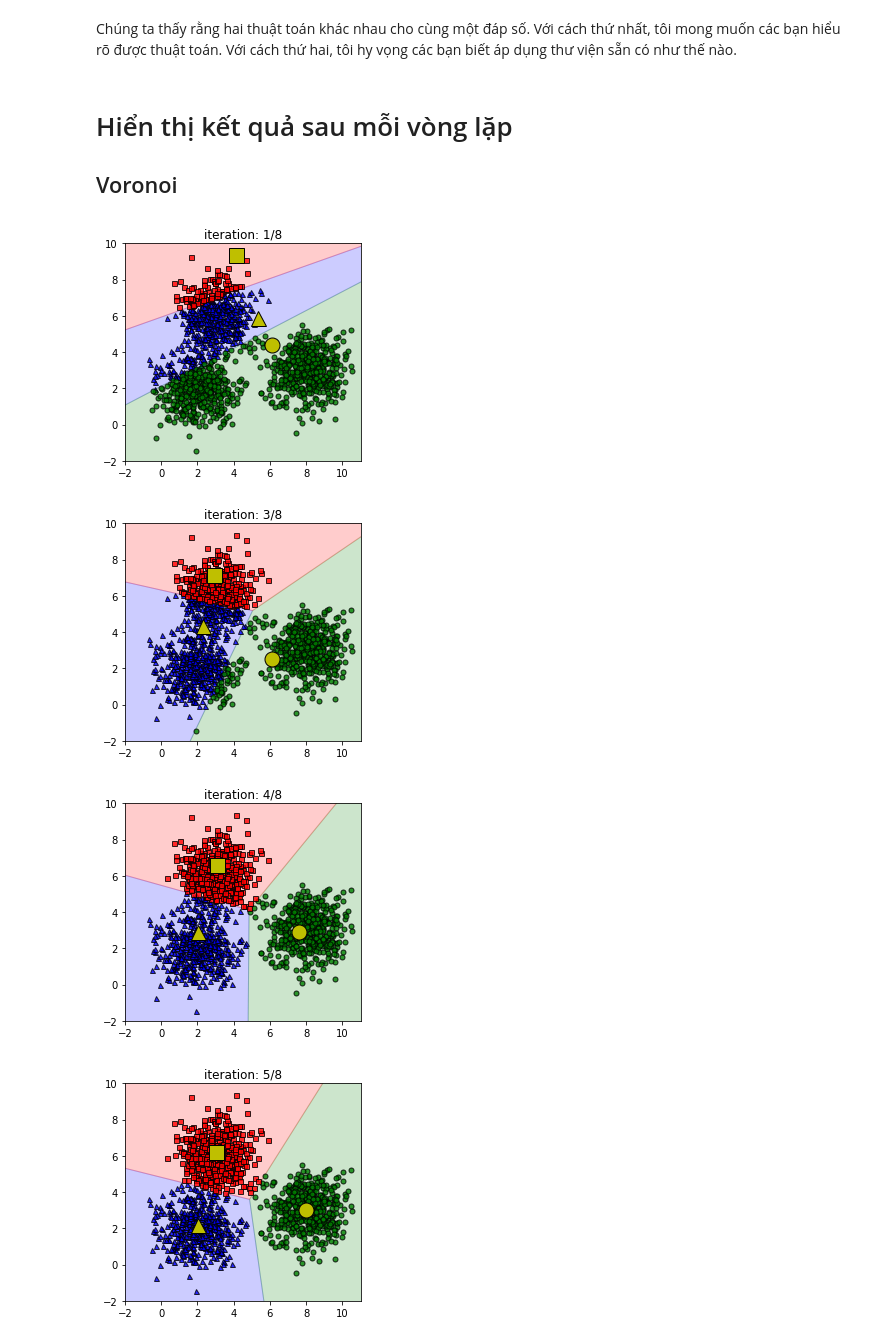
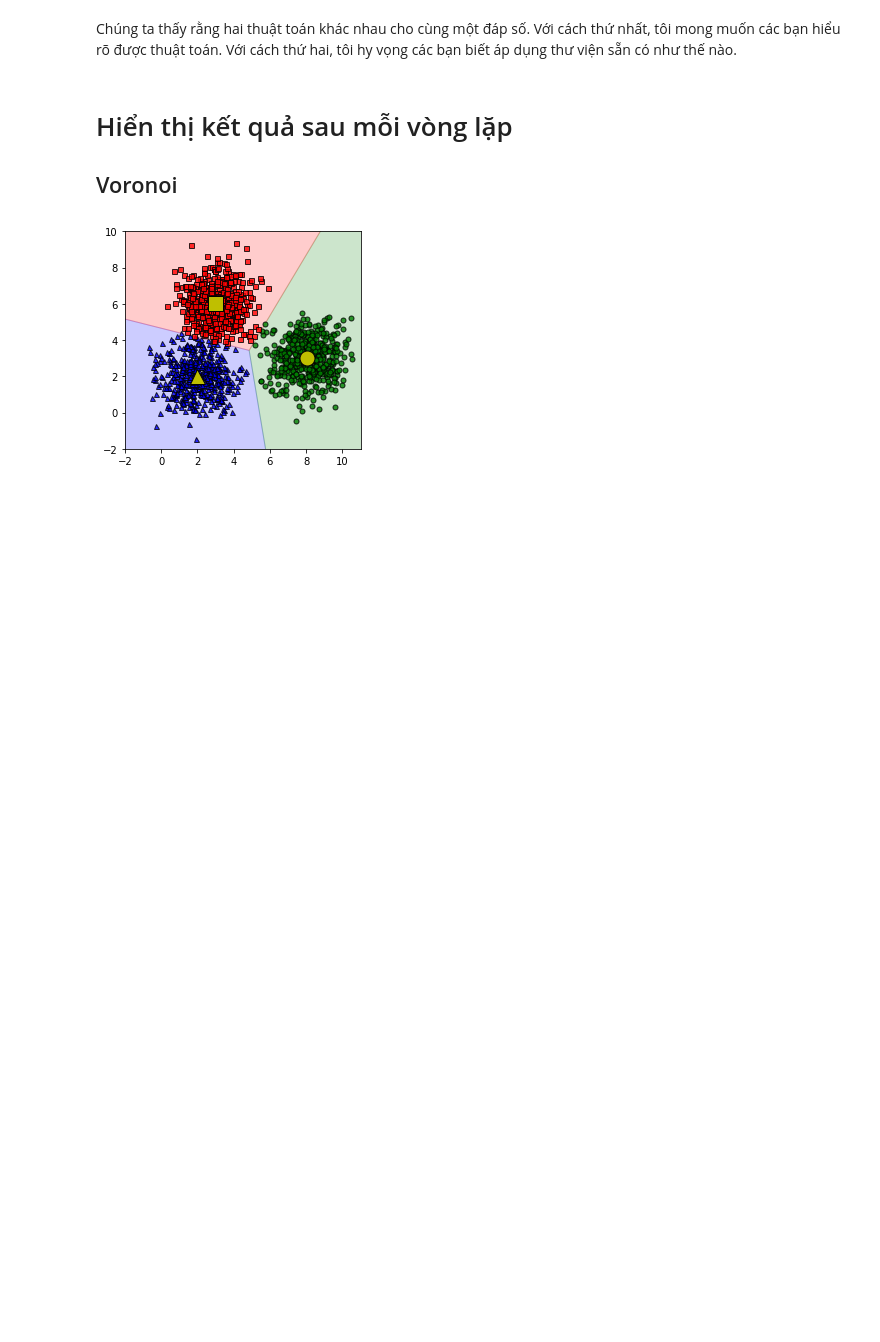
Before and after one commit to tiepvupsu/ebookML_src, a Jupyter notebook: src/kmeans/Kmeans.ipynb, the cells around one changed output. Drawn from its saved outputs; the diff is of its cells as text; code cells hidden in the pictures; blank space fills up the shorter version.

```diff
--- a/src/kmeans/Kmeans.ipynb
+++ b/src/kmeans/Kmeans.ipynb
@@ -208,46 +213,47 @@ def voronoi_finite_polygons_2d(vor, radius=None):
 
     return new_regions, np.asarray(new_vertices)
 # %%
-def kmeans_display_progress(X, centroids, labels, it):
+from matplotlib.backends.backend_pdf import PdfPages
+def kmeans_display_progress(X, centroids, labels, it, pre = 'ex'):
     label = labels[it] # label at iteration it
     X0 = X[label == 0, :]
     X1 = X[label == 1, :]
     X2 = X[label == 2, :]
 
-    # draw data points with color
-    kwargs = {"markersize": 5, "alpha": .8, "markeredgecolor": 'k'}
-    plt.plot(X0[:, 0], X0[:, 1], 'b^', **kwargs)
-    plt.plot(X1[:, 0], X1[:, 1], 'go', **kwargs)
-    plt.plot(X2[:, 0], X2[:, 1], 'rs', **kwargs)
+    filename = pre + '_' + str(it) + '.pdf'
+    with PdfPages(filename) as pdf:
+        # draw data points with color
+        kwargs = {"markersize": 5, "alpha": .8, "markeredgecolor": 'k'}
+        plt.plot(X0[:, 0], X0[:, 1], 'b^', **kwargs)
+        plt.plot(X1[:, 0], X1[:, 1], 'go', **kwargs)
+        plt.plot(X2[:, 0], X2[:, 1], 'rs', **kwargs)
 
-    # draw centroids
-    points = centroids[it]
-    kwargs = {"markersize": 15, "markeredgecolor": 'k'}
-    animlist = plt.plot(points[0, 0], points[0, 1], 'y^', **kwargs)
-    animlist = plt.plot(points[1, 0], points[1, 1], 'yo', **kwargs)
-    animlist = plt.plot(points[2, 0], points[2, 1], 'ys', **kwargs)
+        # draw centroids
+        points = centroids[it]
+        kwargs = {"markersize": 15, "markeredgecolor": 'k'}
+        animlist = plt.plot(points[0, 0], points[0, 1], 'y^', **kwargs)
+        animlist = plt.plot(points[1, 0], points[1, 1], 'yo', **kwargs)
+        animlist = plt.plot(points[2, 0], points[2, 1], 'ys', **kwargs)
 
-    # draw color for each voronoi region
-    colors = ['b', 'g', 'r']
+        # draw color for each voronoi region
+        colors = ['b', 'g', 'r']
 
-    vor = Voronoi(points)
-    regions, vertices = voronoi_finite_polygons_2d(vor, radius = 1000)
-    for i,region in enumerate(regions):
-        polygon = vertices[region]
-        animlist = plt.fill(*zip(*polygon), alpha=.2, color = colors[i])
-    plt.axis('scaled')
-    plt.title('iteration: %d/%d' %(it+1, len(labels)))
-    plt.axis([-2, 11, -2, 10])
-    plt.show()
+        vor = Voronoi(points)
+        regions, vertices = voronoi_finite_polygons_2d(vor, radius = 1000)
+        for i,region in enumerate(regions):
+            polygon = vertices[region]
+            animlist = plt.fill(*zip(*polygon), alpha=.2, color = colors[i])
+        plt.axis('scaled')
+#         plt.title('iteration: %d/%d' %(it+1, len(labels)))
+        plt.axis([-2, 11, -2, 10])
+        pdf.savefig(bbox_inches='tight')
+        plt.show()
 
-kmeans_display_progress(X, centroids, labels, 0)
-kmeans_display_progress(X, centroids, labels, 2)
-kmeans_display_progress(X, centroids, labels, 3)
-kmeans_display_progress(X, centroids, labels, 4)
-kmeans_display_progress(X, centroids, labels, 5)
-kmeans_display_progress(X, centroids, labels, 7)
+# kmeans_display_progress(X, centroids, labels, 0)
+# kmeans_display_progress(X, centroids, labels, 2)
+# kmeans_display_progress(X, centroids, labels, 3)
+# kmeans_display_progress(X, centroids, labels, 4)
+# kmeans_display_progress(X, centroids, labels, 5)
+kmeans_display_progress(X, centroids, labels, 7, 'data')
 # %% [output]
-[figure, old version]
+[figure, new version]
-[figure, removed]
-[figure, removed]
-[figure, removed]
```
Also changed, not shown: parts of 5 cells of this notebook, 10 other files.
